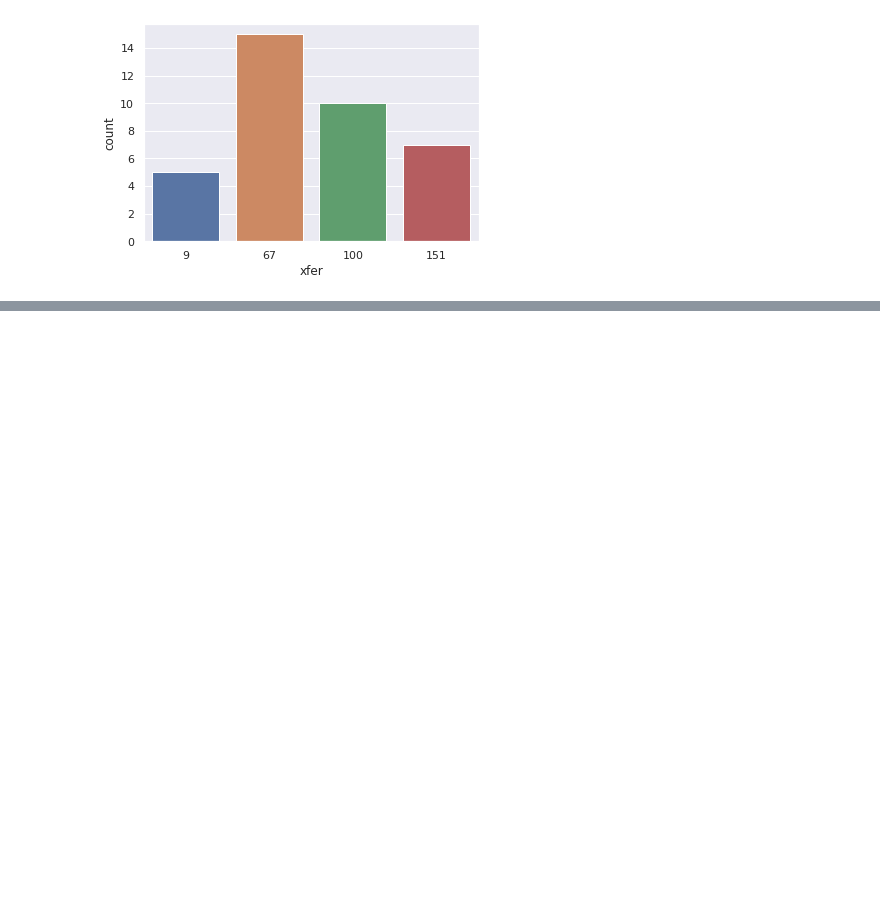
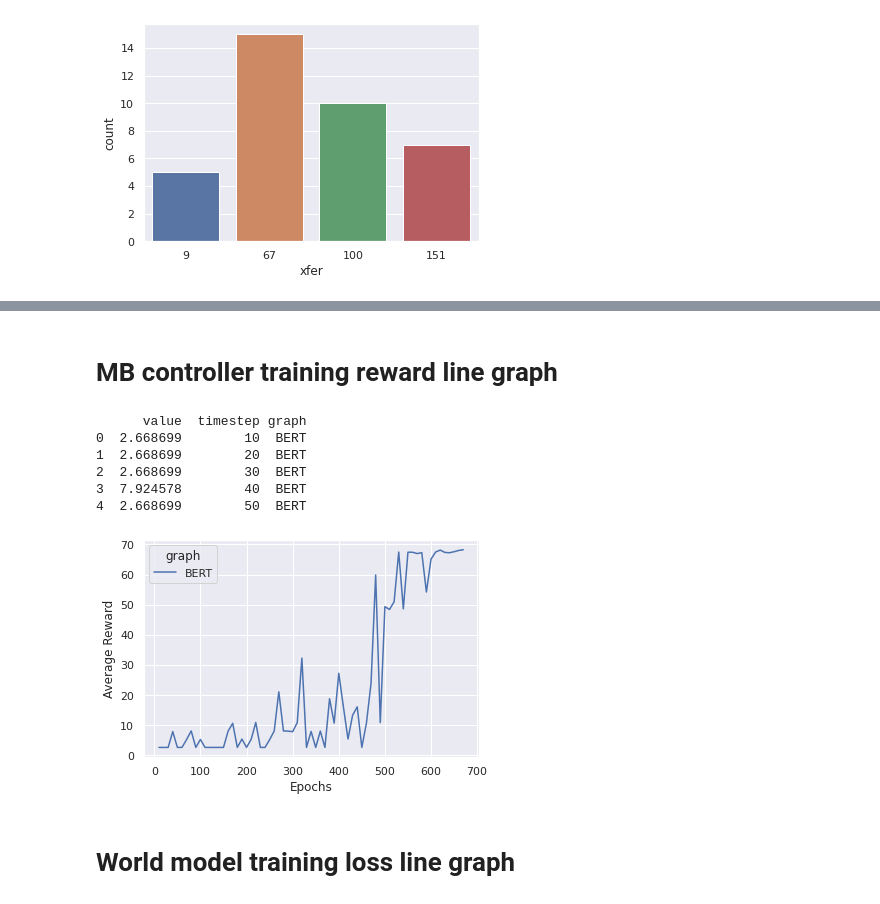
Before and after one commit to seanjparker/rlflow, a Jupyter notebook: notebooks/plotting.ipynb, the cells around one changed output, grey strips where cells are left out. Cells and saved outputs as stored; diff of their text form; code cells hidden in the pictures; blank space fills up the shorter version.

Commit message:
Update plotting notebook

```diff
--- a/notebooks/plotting.ipynb
+++ b/notebooks/plotting.ipynb
@@ -7,3 +9,11 @@ import pandas as pd
+# %%
+def load_json(path):
+    with open(path, 'r', encoding='utf-8') as f:
+        return json.load(f)
+
+def save_figure(name, path, sb_axes):
+    fig = sb_axes.get_figure()
+    fig.savefig(f'{path}/{name}.png', dpi=600)
 # %%
 xfers_applied = {'100': 10, '90': 30, '3': 5, '60': 15}
 print({'xfer': [int(k) for k in xfers_applied.keys()], 'count': [v for _, v in xfers_applied.items()] })
@@ -55 +70,38 @@ plot_pair_grid('squeezenet1', '20210311-184605')
 [figure]
+# %% [markdown]
+# MB controller training reward line graph
+# %%
+def plot_training_reward(graph, timestamp):
+    data = dict(value=[], timestep=[], graph=[])
+    if not isinstance(graph, list):
+        graph = [graph]
+    if not isinstance(timestamp, list):
+        timestamp = [timestamp]
+
+    for i, _ in enumerate(graph):
+        name = 'training_reward.json'
+        path = f'../logs/xflowrl_mb_ctrl/{graph[i]}/{timestamp[i]}'
+        json_data = load_json(f'{path}/{name}')
+        for e in json_data:
+            data['timestep'].append(e[1])
+            data['value'].append(e[2])
+        data['graph'].extend([graph[i]] * len(json_data))
+
+    df = pd.DataFrame.from_dict(data)
+    print(df.head())
+    sns.set_theme(style='darkgrid')
+    ax = sns.lineplot(x='timestep', y='value', data=df, hue='graph')
+    ax.set(xlabel='Epochs', ylabel='Average Reward')
+    save_figure('mb_ctrl_training_reward', '../plots', ax)
+# %%
+plot_training_reward('BERT', '20210505-163930')
+# %% [output]
+      value  timestep graph
+0  2.668699        10  BERT
+1  2.668699        20  BERT
+2  2.668699        30  BERT
+3  7.924578        40  BERT
+4  2.668699        50  BERT
+[figure, added]
+# %% [markdown]
+# World model training loss line graph
```
Also changed, not shown: parts of 7 cells of this notebook, 2 other files.
